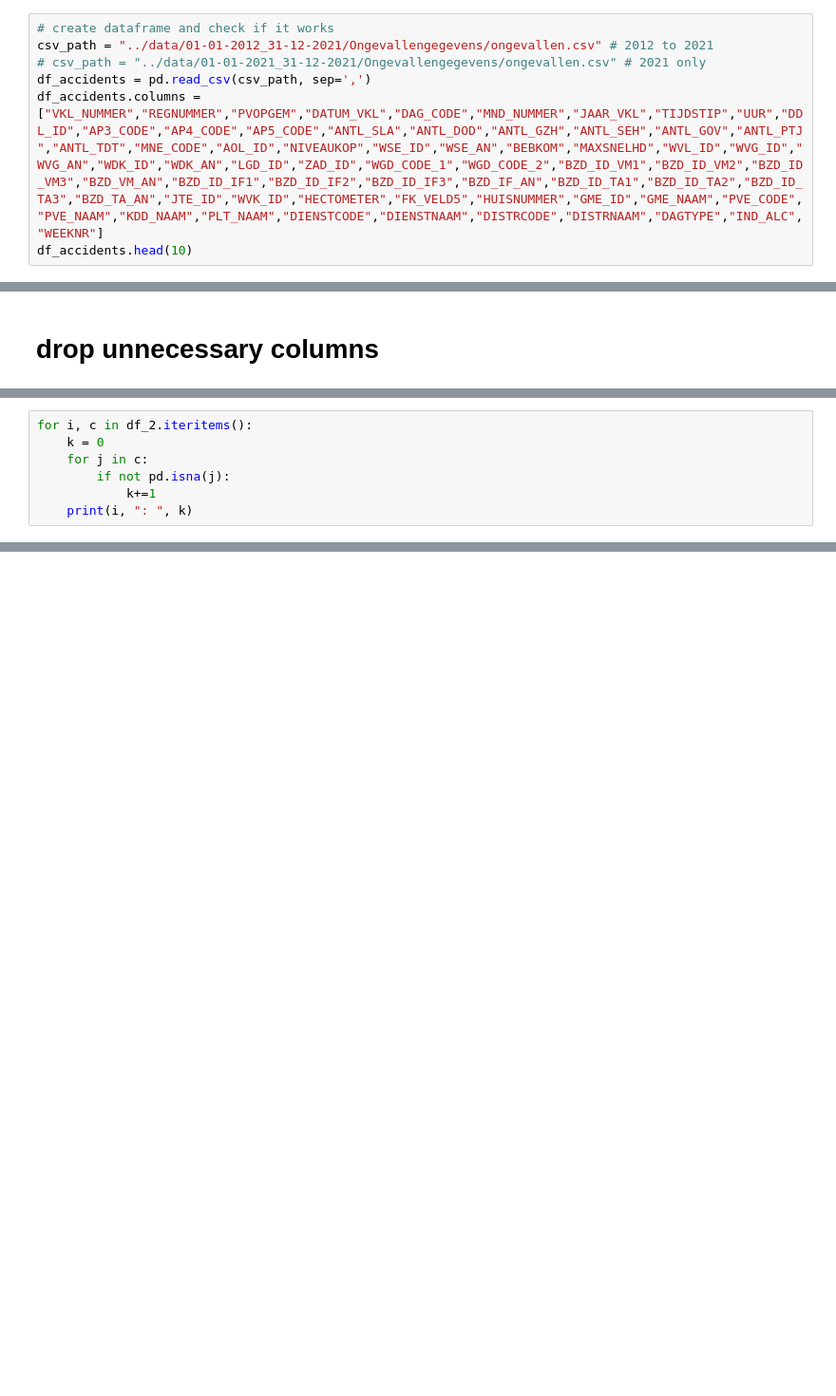
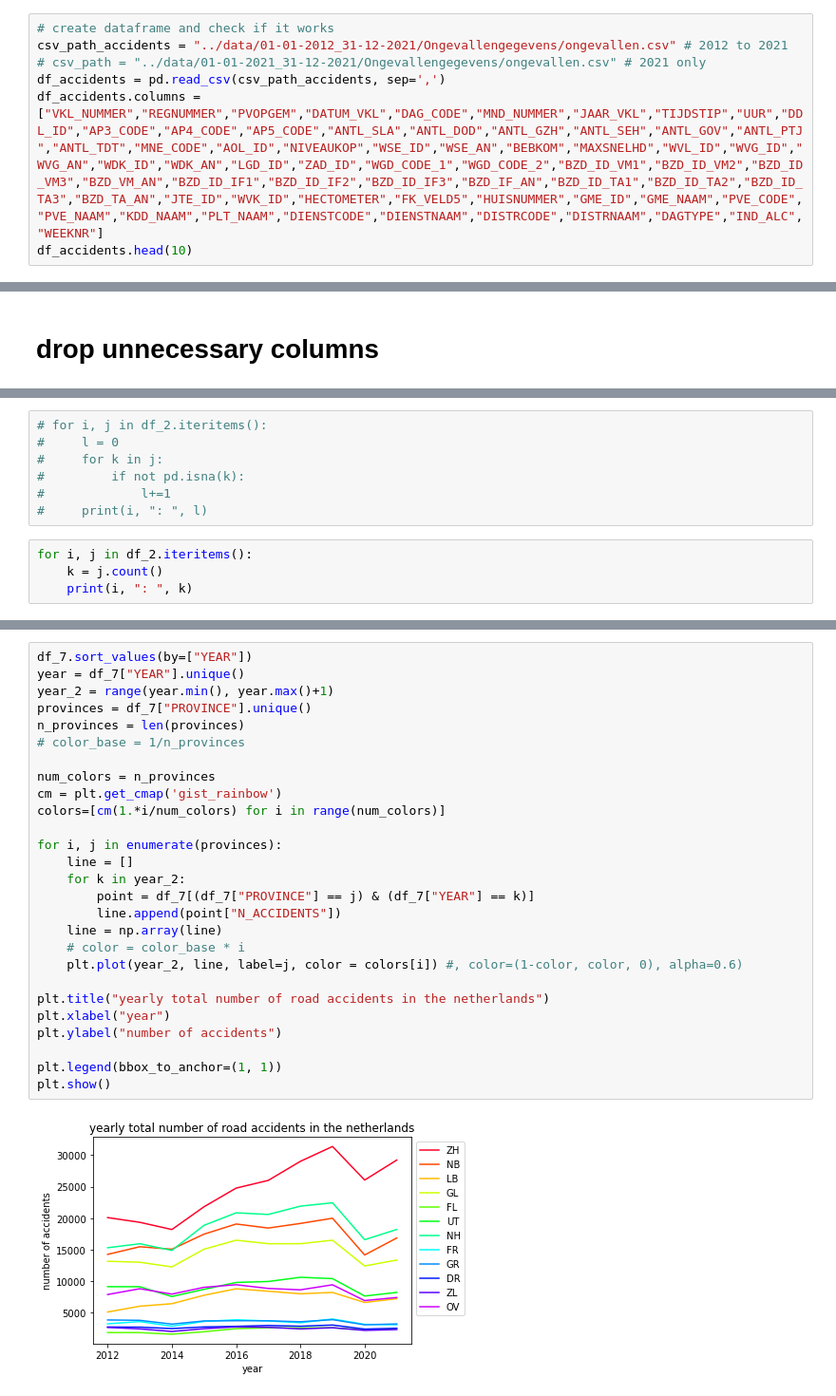
Before and after one commit to stefan1234567891011/AI_personal_project, a Jupyter notebook: code/data.ipynb, the cells around one changed output, grey strips where cells are left out. Shown: that part at 95% size. Drawn from its saved outputs; the diff is of its cells as text; blank space fills up the shorter version.

```diff
--- a/code/data.ipynb
+++ b/code/data.ipynb
@@ -17,8 +20,8 @@ print('pandas version:', pd.__version__)
 # load csv file and check dataframe
 # %%
 # create dataframe and check if it works
-csv_path = "../data/01-01-2012_31-12-2021/Ongevallengegevens/ongevallen.csv" # 2012 to 2021
+csv_path_accidents = "../data/01-01-2012_31-12-2021/Ongevallengegevens/ongevallen.csv" # 2012 to 2021
 # csv_path = "../data/01-01-2021_31-12-2021/Ongevallengegevens/ongevallen.csv" # 2021 only
-df_accidents = pd.read_csv(csv_path, sep=',')
+df_accidents = pd.read_csv(csv_path_accidents, sep=',')
 df_accidents.columns =["VKL_NUMMER","REGNUMMER","PVOPGEM","DATUM_VKL","DAG_CODE","MND_NUMMER","JAAR_VKL","TIJDSTIP","UUR","DDL_ID","AP3_CODE","AP4_CODE","AP5_CODE","ANTL_SLA","ANTL_DOD","ANTL_GZH","ANTL_SEH","ANTL_GOV","ANTL_PTJ","ANTL_TDT","MNE_CODE","AOL_ID","NIVEAUKOP","WSE_ID","WSE_AN","BEBKOM","MAXSNELHD","WVL_ID","WVG_ID","WVG_AN","WDK_ID","WDK_AN","LGD_ID","ZAD_ID","WGD_CODE_1","WGD_CODE_2","BZD_ID_VM1","BZD_ID_VM2","BZD_ID_VM3","BZD_VM_AN","BZD_ID_IF1","BZD_ID_IF2","BZD_ID_IF3","BZD_IF_AN","BZD_ID_TA1","BZD_ID_TA2","BZD_ID_TA3","BZD_TA_AN","JTE_ID","WVK_ID","HECTOMETER","FK_VELD5","HUISNUMMER","GME_ID","GME_NAAM","PVE_CODE","PVE_NAAM","KDD_NAAM","PLT_NAAM","DIENSTCODE","DIENSTNAAM","DISTRCODE","DISTRNAAM","DAGTYPE","IND_ALC","WEEKNR"]
 df_accidents.head(10)
@@ -53,7 +131,11 @@ df_2.head(10)
 # %%
-for i, c in df_2.iteritems():
-    k = 0
-    for j in c:
-        if not pd.isna(j):
-            k+=1
-    print(i, ": ", k)
+# for i, j in df_2.iteritems():
+#     l = 0
+#     for k in j:
+#         if not pd.isna(k):
+#             l+=1
+#     print(i, ": ", l)
+# %%
+for i, j in df_2.iteritems():
+    k = j.count()
+    print(i, ": ", k)
@@ -137,0 +295,29 @@ df_7
+# %%
+df_7.sort_values(by=["YEAR"])
+year = df_7["YEAR"].unique()
+year_2 = range(year.min(), year.max()+1)
+provinces = df_7["PROVINCE"].unique()
+n_provinces = len(provinces)
+# color_base = 1/n_provinces
+
+num_colors = n_provinces
+cm = plt.get_cmap('gist_rainbow')
+colors=[cm(1.*i/num_colors) for i in range(num_colors)]
+
+for i, j in enumerate(provinces):
+    line = []
+    for k in year_2:
+        point = df_7[(df_7["PROVINCE"] == j) & (df_7["YEAR"] == k)]
+        line.append(point["N_ACCIDENTS"])
+    line = np.array(line)
+    # color = color_base * i
+    plt.plot(year_2, line, label=j, color = colors[i]) #, color=(1-color, color, 0), alpha=0.6)
+
+plt.title("yearly total number of road accidents in the netherlands")
+plt.xlabel("year")
+plt.ylabel("number of accidents")
+
+plt.legend(bbox_to_anchor=(1, 1))
+plt.show()
+# %% [output]
+[figure, added]
```
Also changed, not shown: parts of 63 cells of this notebook, 5 other files.
